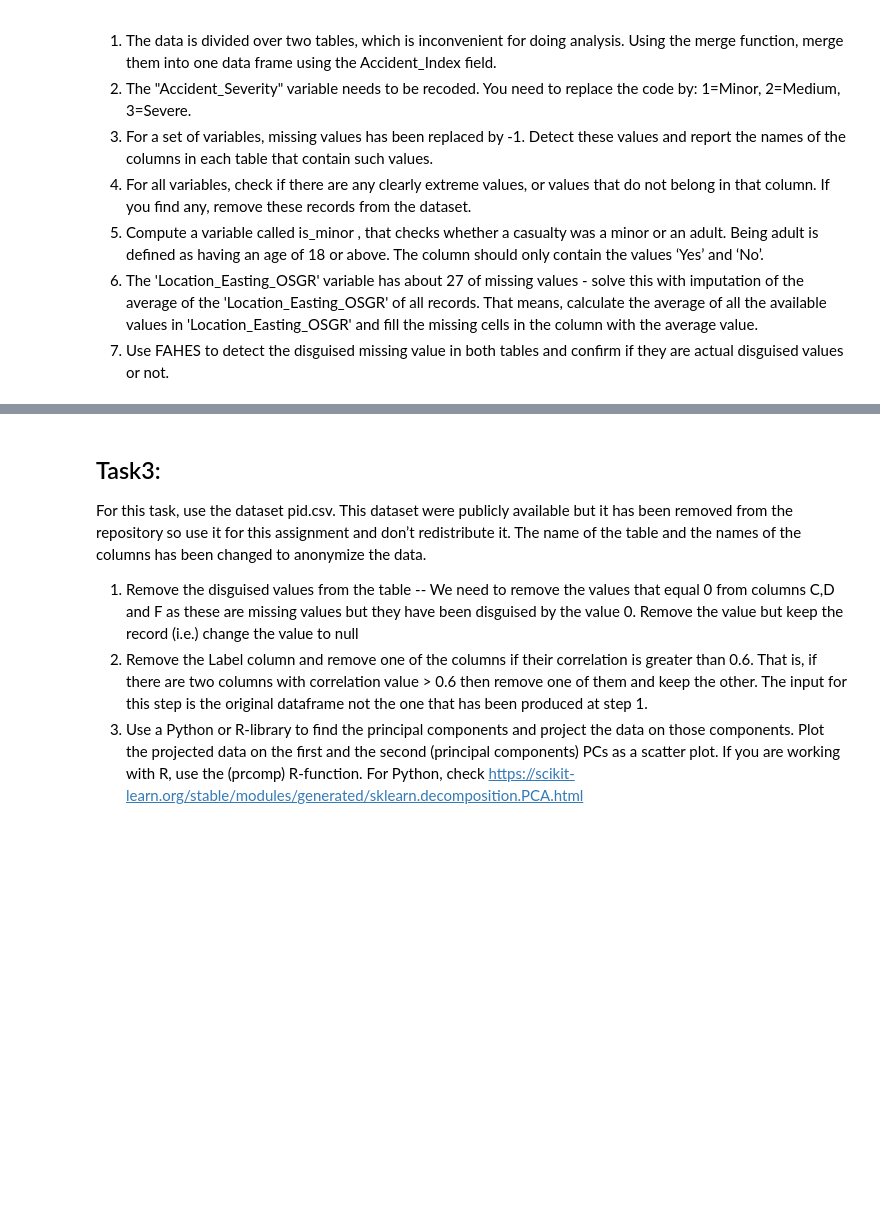
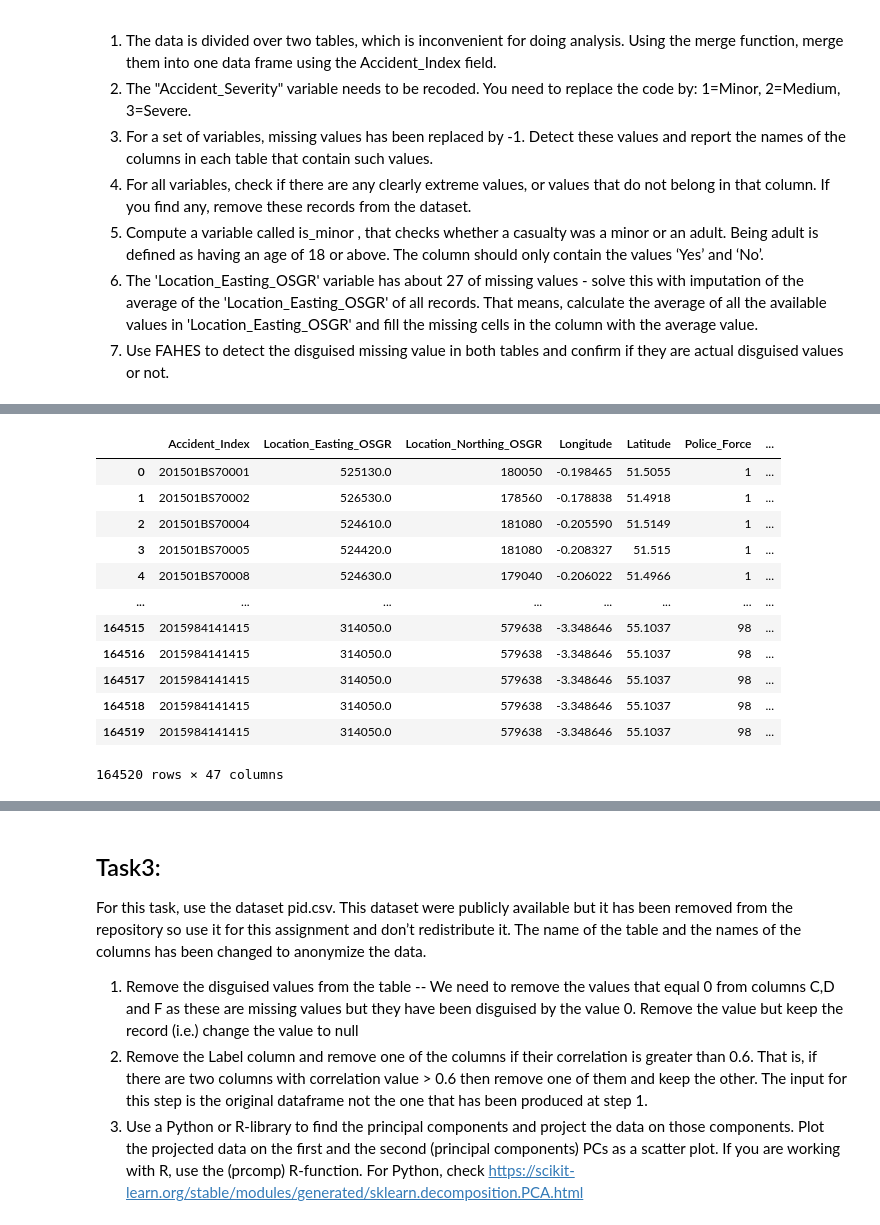
Before and after one commit to hansfranke1985/ADS, a Jupyter notebook: DataWrangling/week_6_DataPreProcessing/Assignment/Week6_Assignments.ipynb, the cells around one changed output, grey strips where cells are left out. Cells and saved outputs as stored; diff of their text form; code cells hidden in the pictures; blank space fills up the shorter version.

```diff
--- a/DataWrangling/week_6_DataPreProcessing/Assignment/Week6_Assignments.ipynb
+++ b/DataWrangling/week_6_DataPreProcessing/Assignment/Week6_Assignments.ipynb
@@ -48,0 +151,12 @@ disguised values or not.
+# %%
+# Filter values in every colum using for loop + list with names
+
+list_col = {}
+
+for i in df.columns:
+    val = (df[i] == -1).sum() #test if the column has -1 and sum the values
+    if val > 0:
+        list_col[i] = val #put col name as dict key + value of numbers 1
+
+df2 = pd.DataFrame.from_dict(list_col, orient="index") #just for visualisation
+df2
@@ -48,0 +214,34 @@ disguised values or not.
+# %%
+#remove coments to see what is happening in each line1
+
+df_outliers = df.copy()
+range_row = len(df_outliers)
+
+for i,k in enumerate(df): #i = column index, k = column name
+    #print(i,k)
+    if (df_outliers[k].dtypes == "object"):
+        pass
+    else:
+        #print(i,k, df[k].dtypes)
+        mean_col = df_outliers[k].mean()
+        std_col = df_outliers[k].std()
+        for j in range(0,range_row):
+            #print("Linha => ", df.iloc[j,i])
+            if (df_outliers.iloc[j,i] > (mean_col + 3*std_col) ):
+                df_outliers.iloc[j,i] = "outlier"
+
+df_outliers
+# %% [output]
+|  | Accident_Index | Location_Easting_OSGR | Location_Northing_OSGR | Longitude | Latitude | Police_Force | ... |
+| 0 | 201501BS70001 | 525130.0 | 180050 | -0.198465 | 51.5055 | 1 | ... |
+| 1 | 201501BS70002 | 526530.0 | 178560 | -0.178838 | 51.4918 | 1 | ... |
+| 2 | 201501BS70004 | 524610.0 | 181080 | -0.205590 | 51.5149 | 1 | ... |
+| 3 | 201501BS70005 | 524420.0 | 181080 | -0.208327 | 51.515 | 1 | ... |
+| 4 | 201501BS70008 | 524630.0 | 179040 | -0.206022 | 51.4966 | 1 | ... |
+| ... | ... | ... | ... | ... | ... | ... | ... |
+| 164515 | 2015984141415 | 314050.0 | 579638 | -3.348646 | 55.1037 | 98 | ... |
+| 164516 | 2015984141415 | 314050.0 | 579638 | -3.348646 | 55.1037 | 98 | ... |
+| 164517 | 2015984141415 | 314050.0 | 579638 | -3.348646 | 55.1037 | 98 | ... |
+| 164518 | 2015984141415 | 314050.0 | 579638 | -3.348646 | 55.1037 | 98 | ... |
+| 164519 | 2015984141415 | 314050.0 | 579638 | -3.348646 | 55.1037 | 98 | ... |
+164520 rows × 47 columns
```
Also changed, not shown: parts of 23 cells of this notebook.
